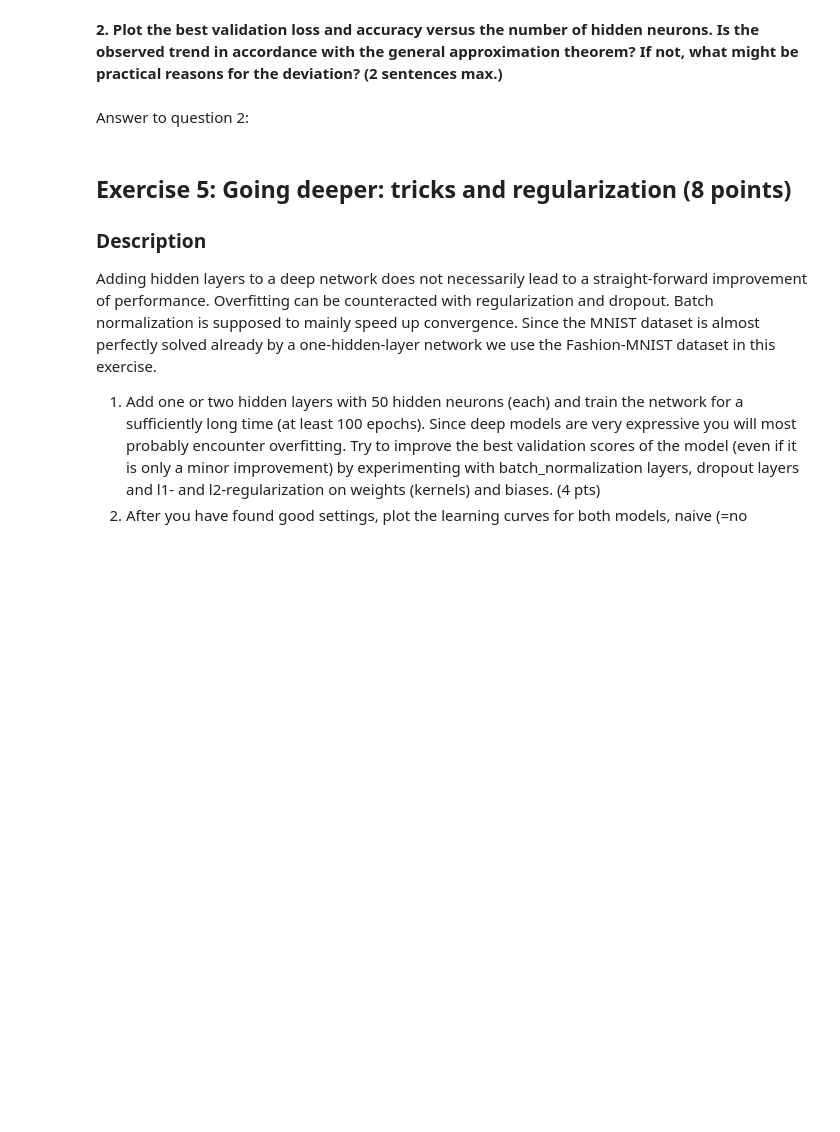
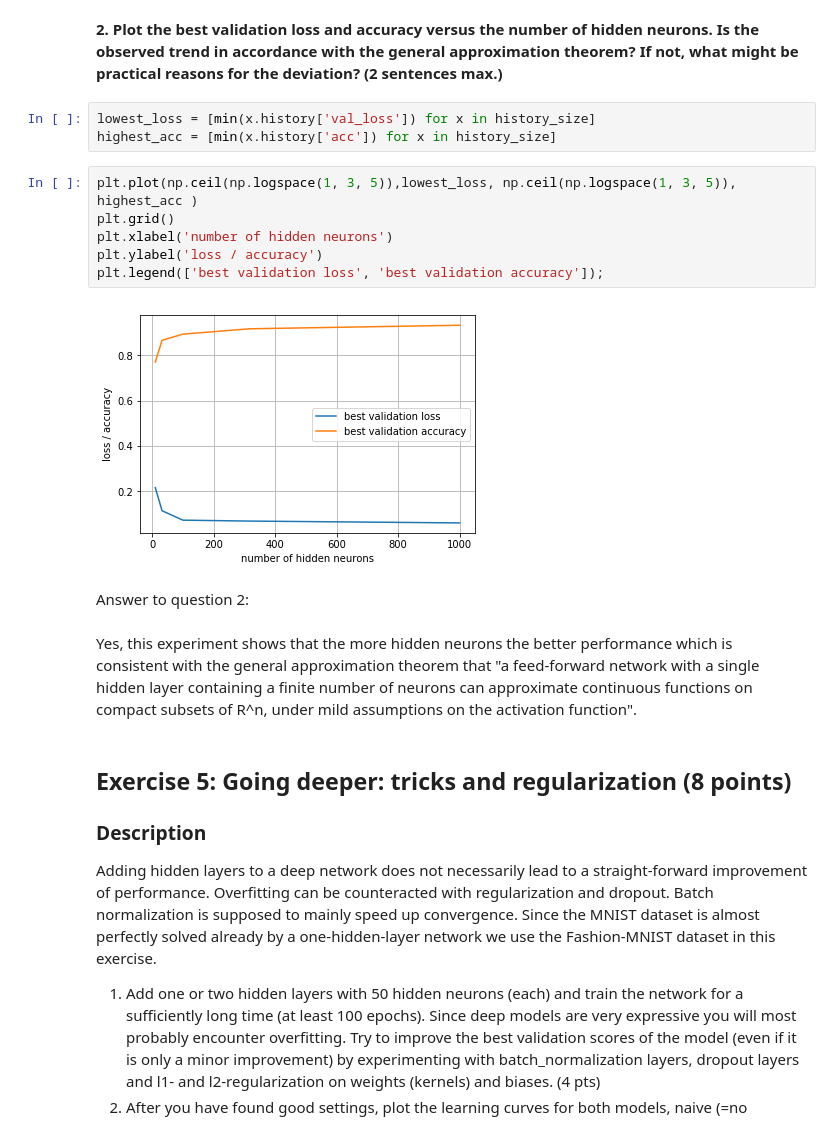
Before and after one commit to ythuangyt/Artificial-Neural-Network, a Jupyter notebook: miniproject1.ipynb, the cells around one changed output. Cells and saved outputs as stored; diff of their text form; blank space fills up the shorter version.

```diff
--- a/miniproject1.ipynb
+++ b/miniproject1.ipynb
@@ -581,7 +592,20 @@ _________________________________________________________________
 # %% [markdown]
 **2. Plot the best validation loss and accuracy versus the number of hidden neurons. Is the observed trend in accordance with the general approximation theorem? If not, what might be practical reasons for the deviation? (2 sentences max.)**
+# %%
+lowest_loss = [min(x.history['val_loss']) for x in history_size]
+highest_acc = [min(x.history['acc']) for x in history_size]
+# %%
+plt.plot(np.ceil(np.logspace(1, 3, 5)),lowest_loss, np.ceil(np.logspace(1, 3, 5)), highest_acc )
+plt.grid()
+plt.xlabel('number of hidden neurons')
+plt.ylabel('loss / accuracy')
+plt.legend(['best validation loss', 'best validation accuracy']);
+# %% [output]
+[figure, added]
 # %% [markdown]
 Answer to question 2:
+# %% [markdown]
+Yes, this experiment shows that the more hidden neurons the better performance which is consistent with the general approximation theorem that "a feed-forward network with a single hidden layer containing a finite number of neurons can approximate continuous functions on compact subsets of R^n, under mild assumptions on the activation function".
 # %% [markdown]
 ## Exercise 5: Going deeper: tricks and regularization (8 points)
 
```
Also changed, not shown: parts of 8 cells of this notebook.
